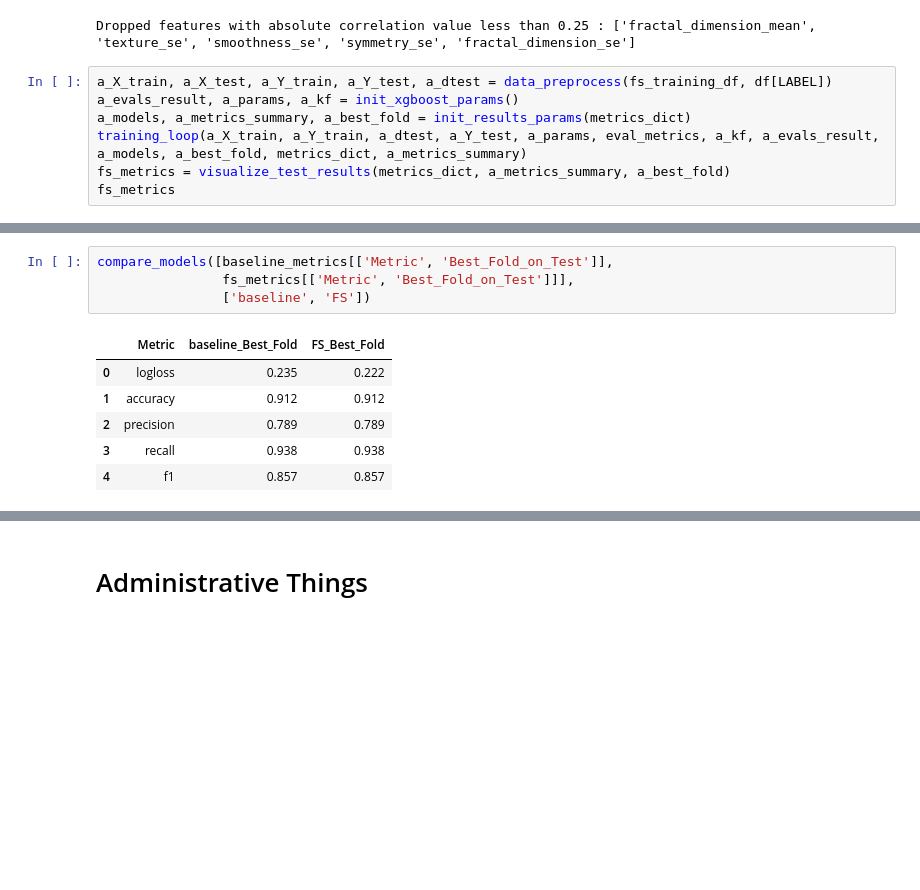
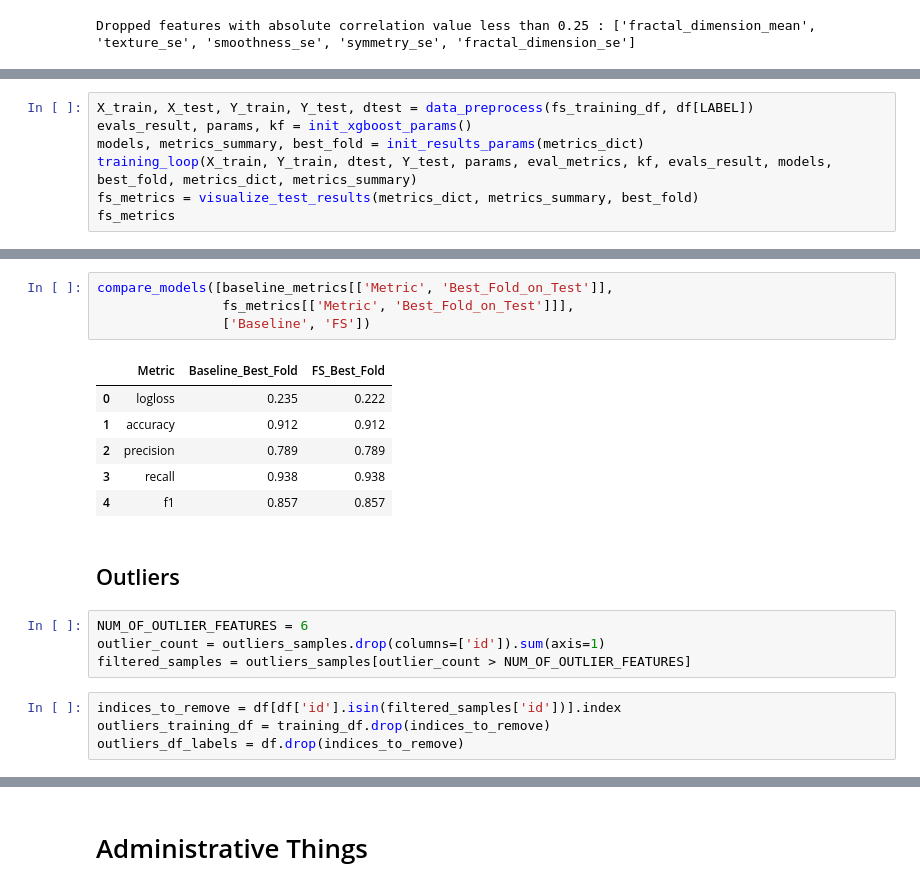
Before and after one commit to Haimzis/KaggleBreastCancerDetection, a Jupyter notebook: pipeline.ipynb, the cells around one changed output, grey strips where cells are left out. Saved outputs shown, nothing was run; the diff lists cells and outputs as text; blank space fills up the shorter version.

Commit message:
outliers-code-added

```diff
--- a/pipeline.ipynb
+++ b/pipeline.ipynb
@@ -739,10 +739,3 @@ fs_training_df = training_df.drop(low_corr_features, axis=1)
 print("Dropped features with absolute correlation value less than", DIAGNOSIS_CORR_THRESHOLD, ":", low_corr_features)
 # %% [output]
 Dropped features with absolute correlation value less than 0.25 : ['fractal_dimension_mean', 'texture_se', 'smoothness_se', 'symmetry_se', 'fractal_dimension_se']
-# %%
-a_X_train, a_X_test, a_Y_train, a_Y_test, a_dtest = data_preprocess(fs_training_df, df[LABEL])
-a_evals_result, a_params, a_kf = init_xgboost_params()
-a_models, a_metrics_summary, a_best_fold = init_results_params(metrics_dict)
-training_loop(a_X_train, a_Y_train, a_dtest, a_Y_test, a_params, eval_metrics, a_kf, a_evals_result, a_models, a_best_fold, metrics_dict, a_metrics_summary)
-fs_metrics = visualize_test_results(metrics_dict, a_metrics_summary, a_best_fold)
-fs_metrics
@@ -755,0 +742,7 @@ fs_metrics
+# %%
+X_train, X_test, Y_train, Y_test, dtest = data_preprocess(fs_training_df, df[LABEL])
+evals_result, params, kf = init_xgboost_params()
+models, metrics_summary, best_fold = init_results_params(metrics_dict)
+training_loop(X_train, Y_train, dtest, Y_test, params, eval_metrics, kf, evals_result, models, best_fold, metrics_dict, metrics_summary)
+fs_metrics = visualize_test_results(metrics_dict, metrics_summary, best_fold)
+fs_metrics
@@ -756,11 +756,21 @@ fs_metrics
 # %%
 compare_models([baseline_metrics[['Metric', 'Best_Fold_on_Test']],
                 fs_metrics[['Metric', 'Best_Fold_on_Test']]],
-                ['baseline', 'FS'])
+                ['Baseline', 'FS'])
 # %% [output]
-|  | Metric | baseline_Best_Fold | FS_Best_Fold |
+|  | Metric | Baseline_Best_Fold | FS_Best_Fold |
 | 0 | logloss | 0.235 | 0.222 |
 | 1 | accuracy | 0.912 | 0.912 |
 | 2 | precision | 0.789 | 0.789 |
 | 3 | recall | 0.938 | 0.938 |
 | 4 | f1 | 0.857 | 0.857 |
+# %% [markdown]
+## Outliers
+# %%
+NUM_OF_OUTLIER_FEATURES = 6
+outlier_count = outliers_samples.drop(columns=['id']).sum(axis=1)
+filtered_samples = outliers_samples[outlier_count > NUM_OF_OUTLIER_FEATURES]
+# %%
+indices_to_remove = df[df['id'].isin(filtered_samples['id'])].index
+outliers_training_df = training_df.drop(indices_to_remove)
+outliers_df_labels = df.drop(indices_to_remove)
```
Also changed, not shown: parts of 4 cells of this notebook.
